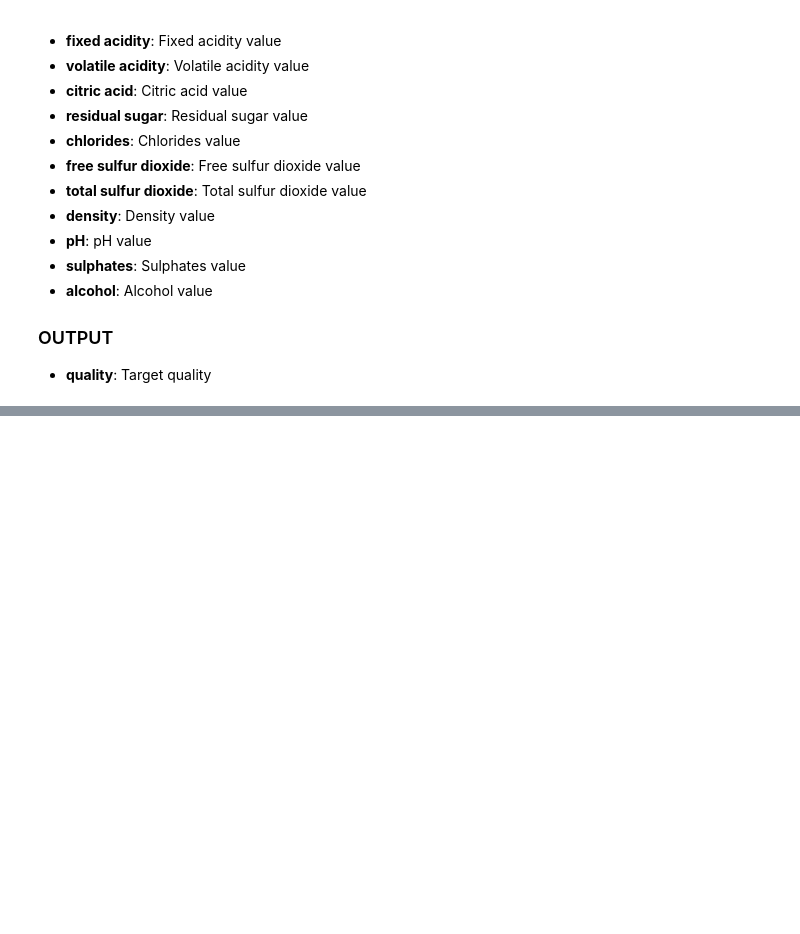
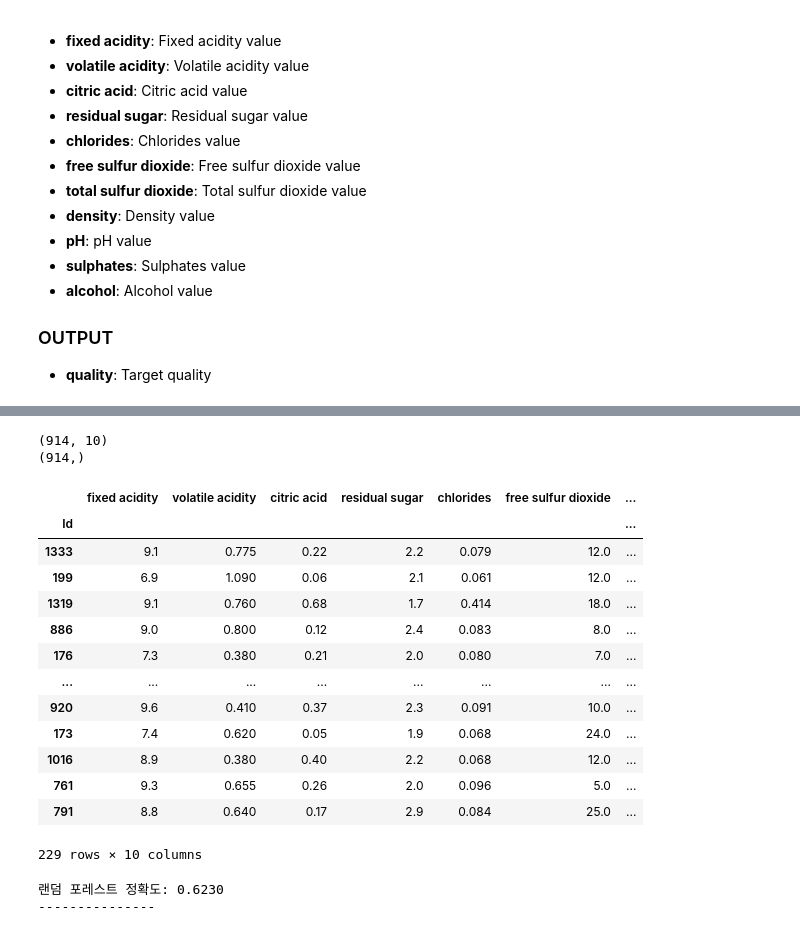
Before and after one commit to leeminq1/python_ai_colab, a Jupyter notebook: 4_sklearn_kaggle.ipynb, the cells around one changed output, grey strips where cells are left out. Drawn from its saved outputs; the diff is of its cells as text; code cells hidden in the pictures; blank space fills up the shorter version.

```diff
--- a/4_sklearn_kaggle.ipynb
+++ b/4_sklearn_kaggle.ipynb
@@ -81,4 +270,29 @@ pass
+# %%
+X_train=df.iloc[:,:10]
+y_train=df.iloc[:,10]
+
+print(X_train.shape)
+print(y_train.shape)
+# %% [output]
+(914, 10)
+(914,)
 # %%
-X_test = pd.read_csv('wine_X_test.csv', index_col=0)
+X_test_real = pd.read_csv('wine_X_test.csv', index_col=0)
+X_test_real.drop(["sulphates" ], axis=1, inplace=True)
 
-X_test
+X_test_real
+# %% [output]
+|  | fixed acidity | volatile acidity | citric acid | residual sugar | chlorides | free sulfur dioxide | ... |
+| Id |  |  |  |  |  |  | ... |
+| 1333 | 9.1 | 0.775 | 0.22 | 2.2 | 0.079 | 12.0 | ... |
+| 199 | 6.9 | 1.090 | 0.06 | 2.1 | 0.061 | 12.0 | ... |
+| 1319 | 9.1 | 0.760 | 0.68 | 1.7 | 0.414 | 18.0 | ... |
+| 886 | 9.0 | 0.800 | 0.12 | 2.4 | 0.083 | 8.0 | ... |
+| 176 | 7.3 | 0.380 | 0.21 | 2.0 | 0.080 | 7.0 | ... |
+| ... | ... | ... | ... | ... | ... | ... | ... |
+| 920 | 9.6 | 0.410 | 0.37 | 2.3 | 0.091 | 10.0 | ... |
+| 173 | 7.4 | 0.620 | 0.05 | 1.9 | 0.068 | 24.0 | ... |
+| 1016 | 8.9 | 0.380 | 0.40 | 2.2 | 0.068 | 12.0 | ... |
+| 761 | 9.3 | 0.655 | 0.26 | 2.0 | 0.096 | 5.0 | ... |
+| 791 | 8.8 | 0.640 | 0.17 | 2.9 | 0.084 | 25.0 | ... |
+229 rows × 10 columns
@@ -84,0 +325,51 @@ X_test
+# %%
+# split
+from sklearn.linear_model import LogisticRegression
+from sklearn.model_selection import GridSearchCV
+from sklearn.model_selection import train_test_split
+from sklearn.metrics import accuracy_score, precision_score, recall_score, roc_auc_score
+from sklearn.metrics import f1_score, confusion_matrix, precision_recall_curve, roc_curve
+from sklearn.preprocessing import StandardScaler, Binarizer
+from sklearn.ensemble import RandomForestClassifier
+
+# 모델 변경 및 grid search 적용
+# penalty = ['l1', 'l2'] # 페널티(penalty) 하이퍼파라미터 값의 후보를 만듭니다.
+# C = np.logspace(0, 4, 10) # 규제 하이퍼파라미터 값의 후보 범위를 만듭니다.
+# hyperparameters = dict(C=C, penalty=penalty) # 하이퍼파라미터 후보 딕셔너리를 만듭니다.
+
+# lr= LogisticRegression(random_state=0,max_iter=1000)
+# lr_clt = GridSearchCV(lr, hyperparameters, cv = 5,verbose=0)
+# lr_clt = RandomForestClassifier(n_estimators=5)
+
+params = { 'n_estimators' : [10, 100],
+           'max_depth' : [6, 8, 10, 12],
+            }
+
+# # RandomForestClassifier 객체 생성 후 GridSearchCV 수행
+rf_clf = RandomForestClassifier()
+lr_clt = GridSearchCV(rf_clf, param_grid = params, cv = 3)
+
+# StandardScaler 클래스를 상용하여 데이터 세트에 스케일링 적용
+# 기존에 가지고 있는 테스트 set
+scaler = StandardScaler()
+X_scaled = scaler.fit_transform(X_train)
+
+# test samle이 없으므로 임의로 나눔
+# 기존 X_sclaed 값을 --> X_train / X_text로 나눔
+X_scaled_train, X_scaled_test, y_sacled_train, y_scaled_test = train_test_split(X_scaled, y_train, test_size = 0.2)
+
+# 학습해서 결과 계속 확인할 것
+lr_clt.fit(X_scaled_train, y_sacled_train)
+pred = lr_clt.predict(X_scaled_test)
+accuracy = accuracy_score(y_scaled_test, pred)
+print('랜덤 포레스트 정확도: {:.4f}'.format(accuracy))
+
+print("---------------")
+
+# # 임계값 변경
+# thresholds = [0.3, 0.33, 0.36, 0.39, 0.42, 0.45, 0.48, 0.50]
+# pred_proba = lr_clt.predict_proba(X_scaled_test)
+# get_eval_by_threshold(y_scaled_test, pred_proba[:, 1].reshape(-1, 1), thresholds)
+# %% [output]
+랜덤 포레스트 정확도: 0.6230
+---------------
```
Also changed, not shown: parts of 18 cells of this notebook.
